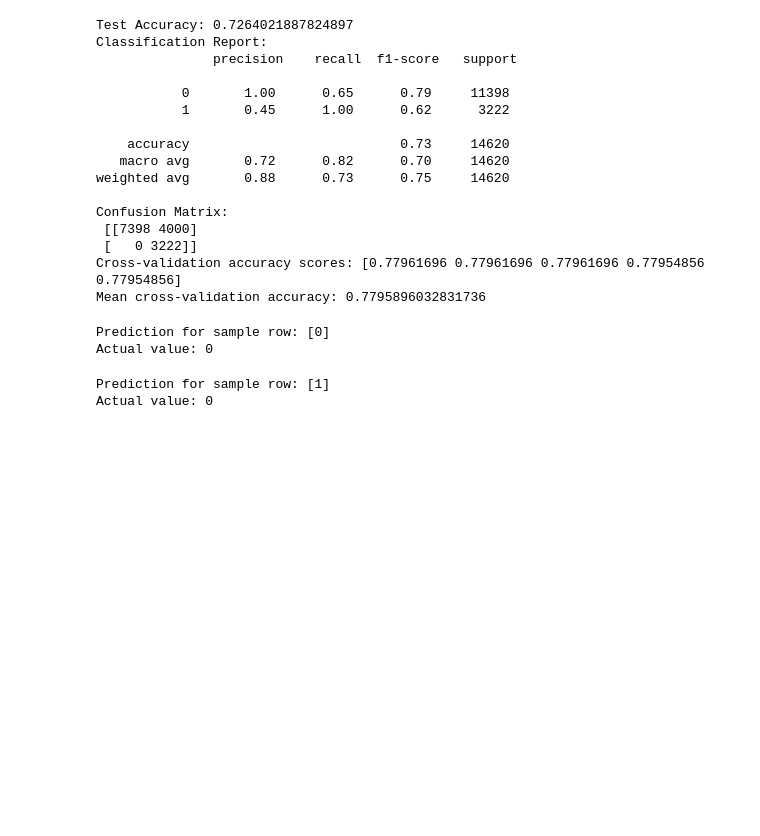
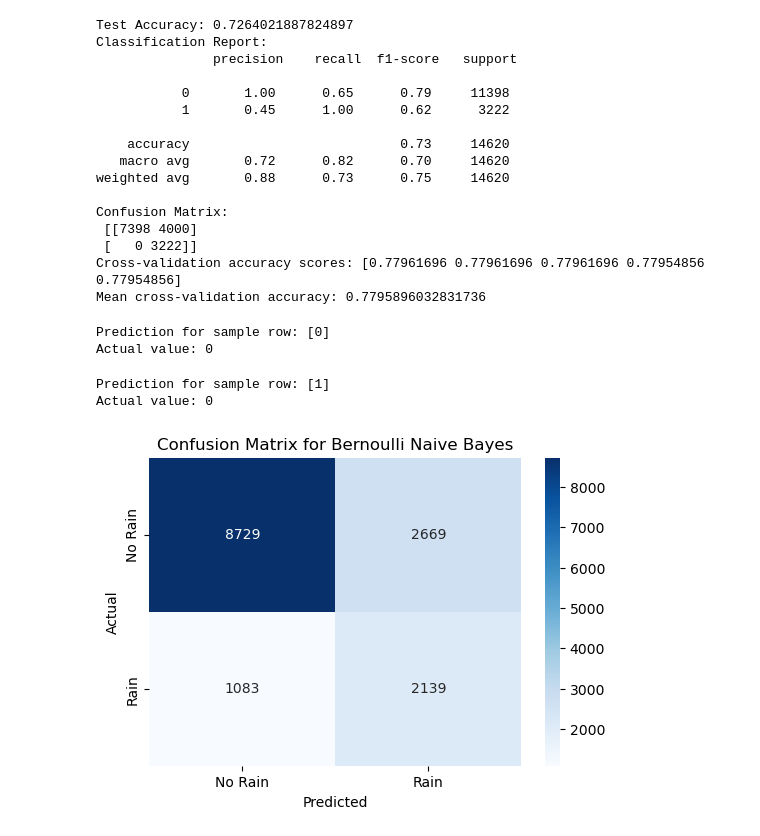
Before and after one commit to Nagaprasad13/Rainfallprediction, a Jupyter notebook: code.ipynb, the cells around one changed output. Cells and saved outputs as stored; diff of their text form; code cells hidden in the pictures; blank space fills up the shorter version.

```diff
--- a/code.ipynb
+++ b/code.ipynb
@@ -263,3 +263,13 @@ print("Actual value:", data.iloc[0]['Rain Tomorrow'])
 # %% [output]
 Prediction for sample row: [1]
 Actual value: 0
+# %%
+cm=confusion_matrix(y_test, y_pred_rf)
+plt.figure(figsize=(6,4))
+sns.heatmap(cm, annot=True, fmt='d', cmap='Blues', xticklabels=['No Rain', 'Rain'], yticklabels=['No Rain', 'Rain'])
+plt.xlabel('Predicted')
+plt.ylabel('Actual')
+plt.title('Confusion Matrix for Bernoulli Naive Bayes')
+plt.show()
+# %% [output]
+[figure, added]
```
Also changed, not shown: parts of 2 cells of this notebook.
